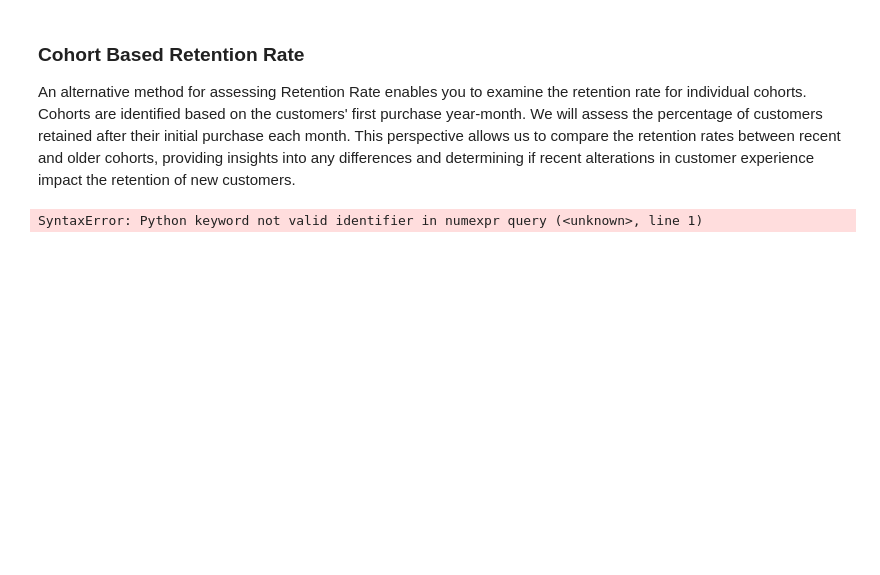
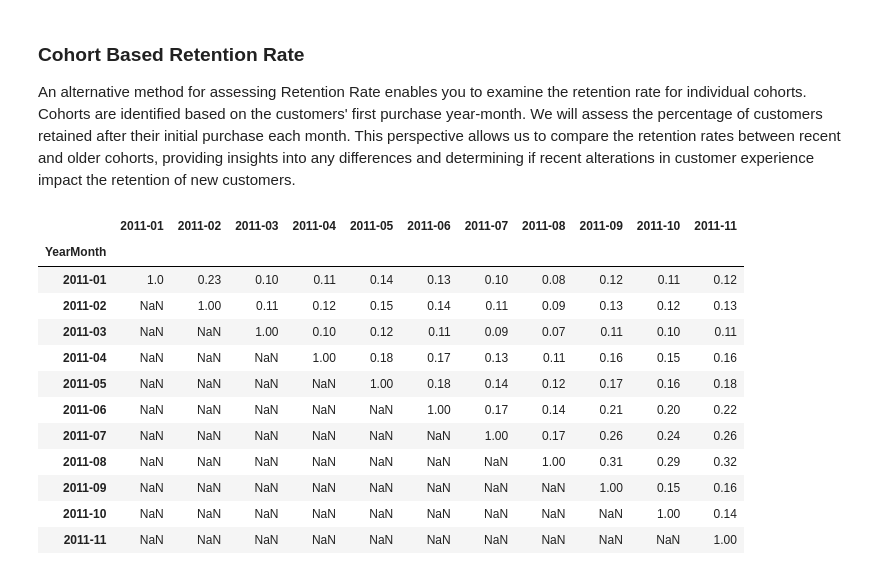
Before and after one commit to elmondhir/customer-segmentation-tuto, a Jupyter notebook: EDA_part2.ipynb, the cells around one changed output. Cells and saved outputs as stored; diff of their text form; code cells hidden in the pictures; blank space fills up the shorter version.

```diff
--- a/EDA_part2.ipynb
+++ b/EDA_part2.ipynb
@@ -184,37 +174,55 @@ An alternative method for assessing Retention Rate enables you to examine the re
 # %%
+
 #create our retention table again with crosstab() and add firs purchase year month view
 df_retention = pd.crosstab(df_user_purchase['CustomerID'], df_user_purchase['YearMonth']).reset_index()
 df_retention = pd.merge(df_retention,df_min_purchase[['CustomerID','MinPurchaseYearMonth']],on='CustomerID')
 new_column_names = [ 'm_' + str(column) for column in df_retention.columns[:-1]]
 new_column_names.append('MinPurchaseYearMonth')
 df_retention.columns = new_column_names
 
 #create the array of Retained users for each cohort monthly
 retention_array = []
 for i in range(len(months)):
     retention_data = {}
     selected_month = months[i]
     prev_months = months[:i]
     next_months = months[i+1:]
     for prev_month in prev_months:
         retention_data[prev_month] = np.nan
 
     total_user_count = df_retention[df_retention.MinPurchaseYearMonth ==  selected_month].MinPurchaseYearMonth.count()
     retention_data['TotalUserCount'] = total_user_count
     retention_data[selected_month] = 1
 
-    query = "MinPurchaseYearMonth == {}".format(selected_month)
+
+    query = "`MinPurchaseYearMonth` == '{}'".format(months[0])
+
 
 
     for next_month in next_months:
-        new_query = query + " and {} > 0".format(str('m_' + str(next_month)))
+        new_query = query + " and {} > 0".format("`"+str('m_' + str(months[1])+ "`"))
         retention_data[next_month] = np.round(df_retention.query(new_query)['m_' + str(next_month)].sum()/total_user_count,2)
     retention_array.append(retention_data)
 
 df_retention = pd.DataFrame(retention_array)
 df_retention.index = months
 
+## get cohort_size
+cohort_size = df_retention.iloc[:, 0]
+df_retention = df_retention.drop('TotalUserCount', axis=1)
 #showing new cohort based retention table
 df_retention
 # %% [output]
-SyntaxError: Python keyword not valid identifier in numexpr query (<unknown>, line 1)
+|  | 2011-01 | 2011-02 | 2011-03 | 2011-04 | 2011-05 | 2011-06 | 2011-07 | 2011-08 | 2011-09 | 2011-10 | 2011-11 |
+| YearMonth |  |  |  |  |  |  |  |  |  |  |  |
+| 2011-01 | 1.0 | 0.23 | 0.10 | 0.11 | 0.14 | 0.13 | 0.10 | 0.08 | 0.12 | 0.11 | 0.12 |
+| 2011-02 | NaN | 1.00 | 0.11 | 0.12 | 0.15 | 0.14 | 0.11 | 0.09 | 0.13 | 0.12 | 0.13 |
+| 2011-03 | NaN | NaN | 1.00 | 0.10 | 0.12 | 0.11 | 0.09 | 0.07 | 0.11 | 0.10 | 0.11 |
+| 2011-04 | NaN | NaN | NaN | 1.00 | 0.18 | 0.17 | 0.13 | 0.11 | 0.16 | 0.15 | 0.16 |
+| 2011-05 | NaN | NaN | NaN | NaN | 1.00 | 0.18 | 0.14 | 0.12 | 0.17 | 0.16 | 0.18 |
+| 2011-06 | NaN | NaN | NaN | NaN | NaN | 1.00 | 0.17 | 0.14 | 0.21 | 0.20 | 0.22 |
+| 2011-07 | NaN | NaN | NaN | NaN | NaN | NaN | 1.00 | 0.17 | 0.26 | 0.24 | 0.26 |
+| 2011-08 | NaN | NaN | NaN | NaN | NaN | NaN | NaN | 1.00 | 0.31 | 0.29 | 0.32 |
+| 2011-09 | NaN | NaN | NaN | NaN | NaN | NaN | NaN | NaN | 1.00 | 0.15 | 0.16 |
+| 2011-10 | NaN | NaN | NaN | NaN | NaN | NaN | NaN | NaN | NaN | 1.00 | 0.14 |
+| 2011-11 | NaN | NaN | NaN | NaN | NaN | NaN | NaN | NaN | NaN | NaN | 1.00 |
```
Also changed, not shown: parts of 4 cells of this notebook.
